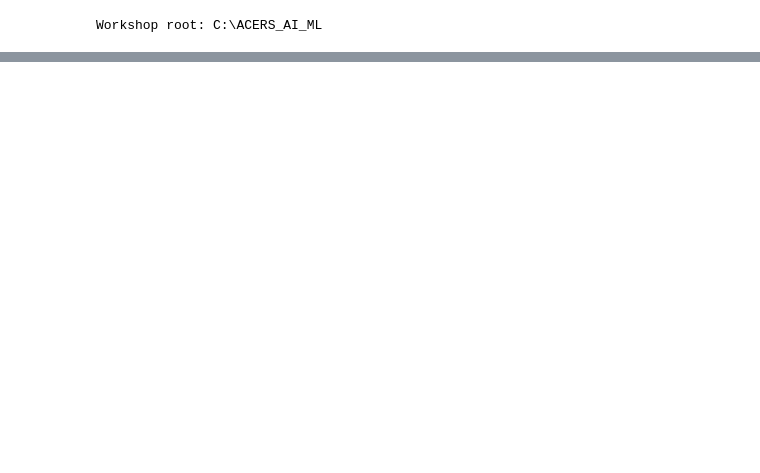
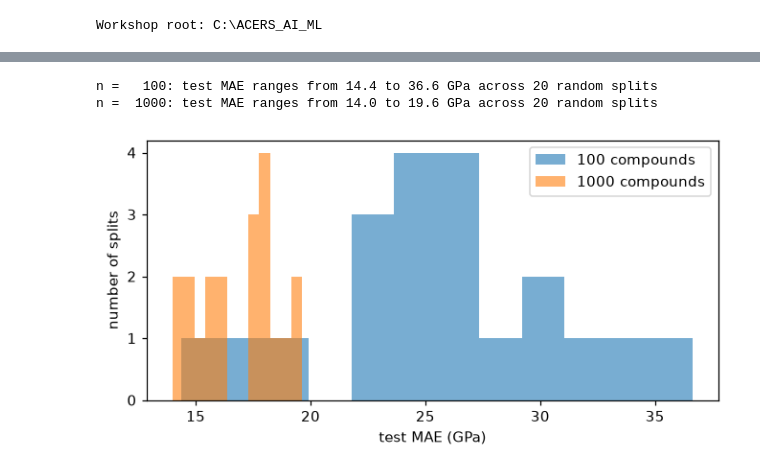
Before and after one commit to sp8rks/ACerS_AI_ML_Workshop, a Jupyter notebook: sessions/03_supervised_learning/03_supervised_learning.ipynb, the cells around one changed output, grey strips where cells are left out. Cells and saved outputs as stored; diff of their text form; code cells hidden in the pictures; blank space fills up the shorter version.

```diff
--- a/sessions/03_supervised_learning/03_supervised_learning.ipynb
+++ b/sessions/03_supervised_learning/03_supervised_learning.ipynb
@@ -272,0 +152,7 @@ Free textbook: [*An Introduction to Statistical Learning*](https://www.statlearn
+# %%
+p_oof = oof["Gradient boosting"]          # out-of-fold predictions from A3
+narrow = (y_train > 50) & (y_train < 150)
+for label, m in [("all compounds", slice(None)), ("only 50-150 GPa", narrow)]:
+    yt, yp = y_train[m], p_oof[m]
+    print(f"{label:16s}  MAE {mean_absolute_error(yt, yp):5.1f} GPa   "
+          f"RMSE {np.sqrt(np.mean((yt - yp) ** 2)):5.1f} GPa   R² {r2_score(yt, yp):.2f}")
@@ -272,0 +298,22 @@ Free textbook: [*An Introduction to Statistical Learning*](https://www.statlearn
+# %%
+Xa = X.filter(like="avg_")           # 44 averaged features keep this fast
+spread = {}
+for n in [100, 1000]:
+    rs = np.random.RandomState(0)
+    maes = []
+    for seed in range(20):
+        idx = rs.choice(len(X), n, replace=False)
+        a, b, ya, yb = train_test_split(Xa.iloc[idx], y.iloc[idx], test_size=0.2, random_state=seed)
+        m = RandomForestRegressor(n_estimators=100, n_jobs=-1, random_state=0).fit(a, ya)
+        maes.append(mean_absolute_error(yb, m.predict(b)))
+    spread[n] = maes
+    print(f"n = {n:5d}: test MAE ranges from {min(maes):.1f} to {max(maes):.1f} GPa across 20 random splits")
+
+fig, ax = plt.subplots(figsize=(7, 3.2))
+for n, maes in spread.items():
+    ax.hist(maes, bins=12, alpha=0.6, label=f"{n} compounds")
+ax.set_xlabel("test MAE (GPa)"); ax.set_ylabel("number of splits"); ax.legend(); plt.show()
+# %% [output]
+n =   100: test MAE ranges from 14.4 to 36.6 GPa across 20 random splits
+n =  1000: test MAE ranges from 14.0 to 19.6 GPa across 20 random splits
+[figure, added]
```
Also changed, not shown: parts of 85 cells of this notebook, 5 other files.
